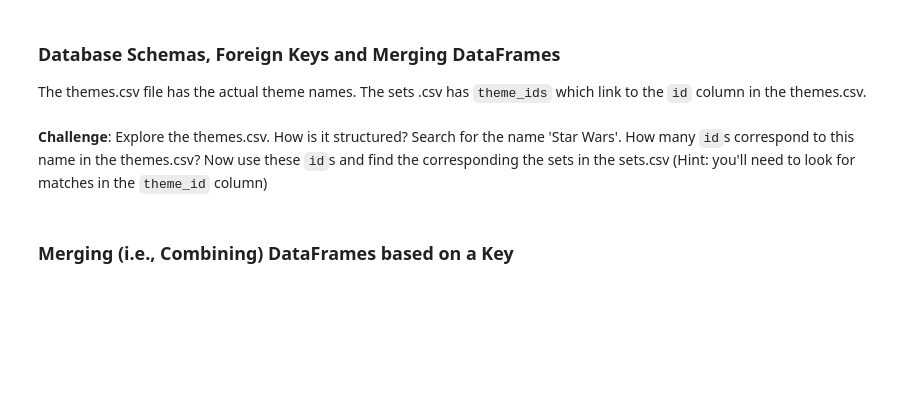
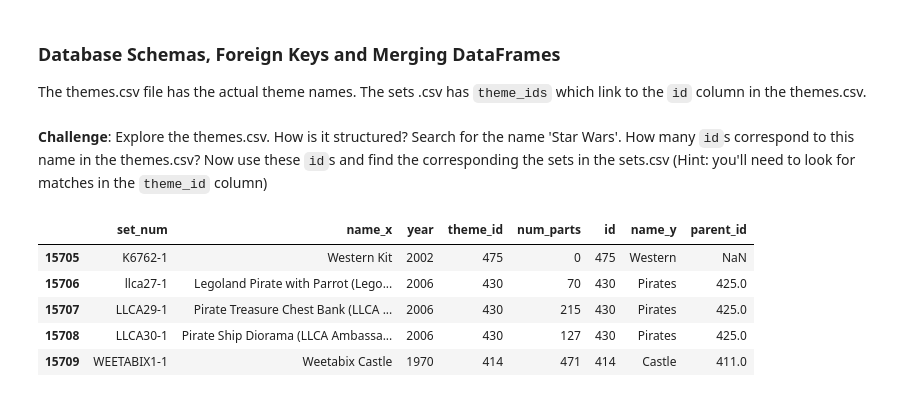
Before and after one commit to dot-techno/data-science-intro, a Jupyter notebook: Day73_Lego_Analysis.ipynb, the cells around one changed output. Saved outputs shown, nothing was run; the diff lists cells and outputs as text; code cells hidden in the pictures; blank space fills up the shorter version.

```diff
--- a/Day73_Lego_Analysis.ipynb
+++ b/Day73_Lego_Analysis.ipynb
@@ -243,5 +267,13 @@ LEGO has licensed many hit franchises from Harry Potter to Marvel Super Heros to
 The themes.csv file has the actual theme names. The sets .csv has <code>theme_ids</code> which link to the <code>id</code> column in the themes.csv.
 # %% [markdown]
 **Challenge**: Explore the themes.csv. How is it structured? Search for the name 'Star Wars'. How many <code>id</code>s correspond to this name in the themes.csv? Now use these <code>id</code>s and find the corresponding the sets in the sets.csv (Hint: you'll need to look for matches in the <code>theme_id</code> column)
-# %% [markdown]
-### Merging (i.e., Combining) DataFrames based on a Key
+# %%
+sets_merged = pd.merge(sets, themes, left_on='theme_id', right_on='id')
+sets_merged.tail()
+# %% [output]
+|  | set_num | name_x | year | theme_id | num_parts | id | name_y | parent_id |
+| 15705 | K6762-1 | Western Kit | 2002 | 475 | 0 | 475 | Western | NaN |
+| 15706 | llca27-1 | Legoland Pirate with Parrot (Lego... | 2006 | 430 | 70 | 430 | Pirates | 425.0 |
+| 15707 | LLCA29-1 | Pirate Treasure Chest Bank (LLCA ... | 2006 | 430 | 215 | 430 | Pirates | 425.0 |
+| 15708 | LLCA30-1 | Pirate Ship Diorama (LLCA Ambassa... | 2006 | 430 | 127 | 430 | Pirates | 425.0 |
+| 15709 | WEETABIX1-1 | Weetabix Castle | 1970 | 414 | 471 | 414 | Castle | 411.0 |
```
Also changed, not shown: parts of 7 cells of this notebook, 10 other files.
